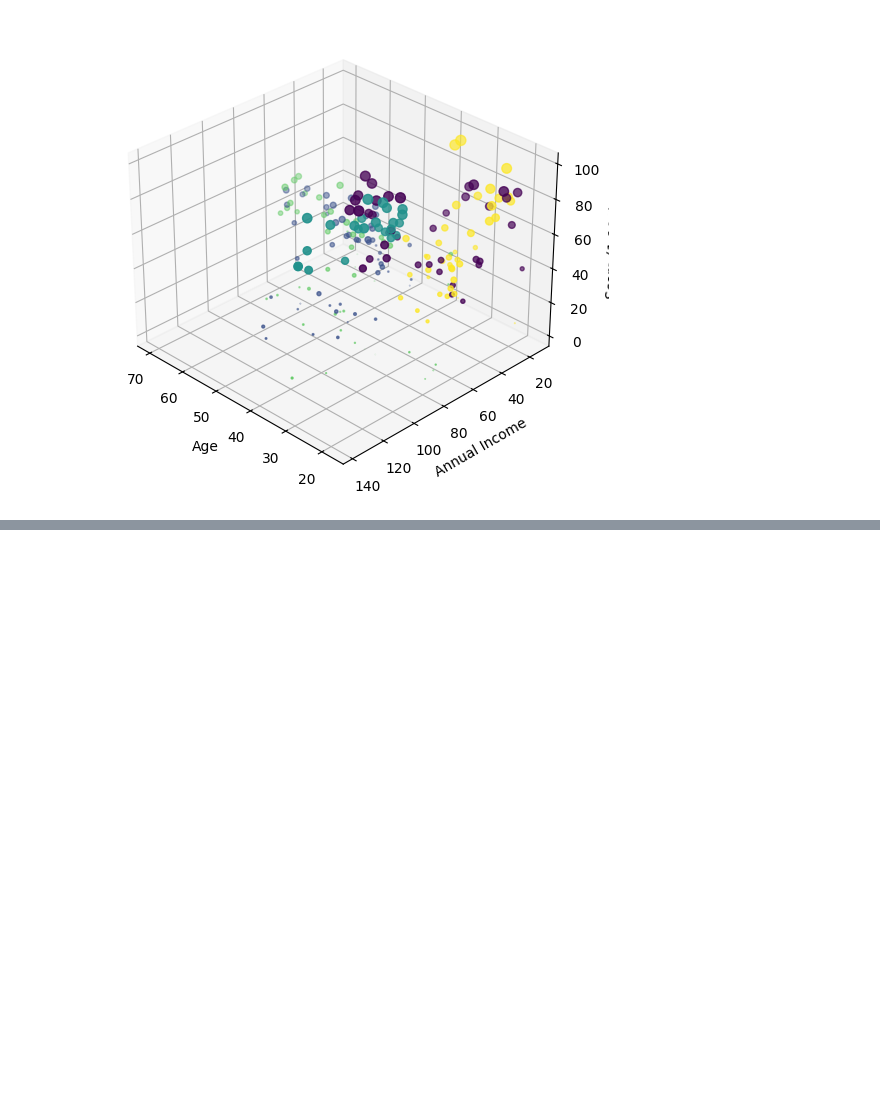
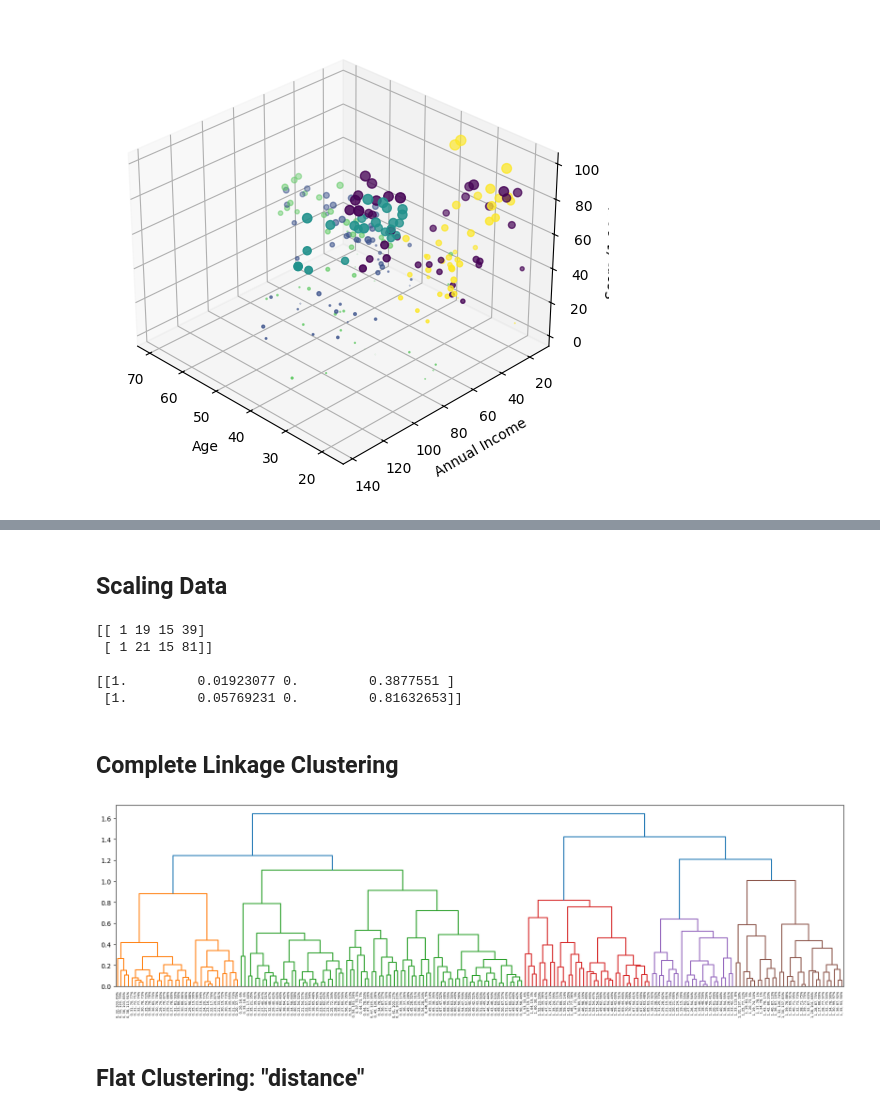
Before and after one commit to amir-azimi-dev/Machine-Learning, a Jupyter notebook: clustering/Project/project.ipynb, the cells around one changed output, grey strips where cells are left out. Saved outputs shown, nothing was run; the diff lists cells and outputs as text; code cells hidden in the pictures; blank space fills up the shorter version.

Commit message:
add: clustering-project hierarchical-clustering

```diff
--- a/clustering/Project/project.ipynb
+++ b/clustering/Project/project.ipynb
@@ -168,0 +175,9 @@ plt.show()
+# %%
+from sklearn.preprocessing import LabelEncoder
+
+df = pd.read_csv("customer.csv")
+print(df.columns)
+
+df["Gender"] = LabelEncoder().fit_transform(df["Gender"])
+df = df[["Gender", "Age", "Annual Income (k$)", "Spending Score (1-100)"]]
+df.head()
@@ -168,0 +194,35 @@ plt.show()
+# %% [markdown]
+## Scaling Data
+# %%
+from sklearn.preprocessing import MinMaxScaler
+
+x = df.values
+scaler = MinMaxScaler().fit(x)
+scaled_x = scaler.transform(x)
+print(x[:2], "\n")
+print(scaled_x[:2])
+# %% [output]
+[[ 1 19 15 39]
+ [ 1 21 15 81]]
+
+[[1.         0.01923077 0.         0.3877551 ]
+ [1.         0.05769231 0.         0.81632653]]
+# %% [markdown]
+## Complete Linkage Clustering
+# %%
+from scipy.spatial import distance_matrix
+from scipy.spatial.distance import squareform
+from scipy.cluster import hierarchy
+
+dist_matrix = distance_matrix(scaled_x, scaled_x)
+condensed_dist = squareform(dist_matrix, checks=False)
+
+Z = hierarchy.linkage(condensed_dist, method="complete")
+
+plt.figure(figsize=(20, 5))
+hierarchy.dendrogram(Z, leaf_label_func=(lambda id: f"{df['Gender'][id]}, {df['Age'][id]}, {df['Annual Income (k$)'][id]}, {df['Spending Score (1-100)'][id]}%"))
+plt.show()
+# %% [output]
+[figure, added]
+# %% [markdown]
+## Flat Clustering: "distance"
```
Also changed, not shown: parts of 16 cells of this notebook, 1 other file.
